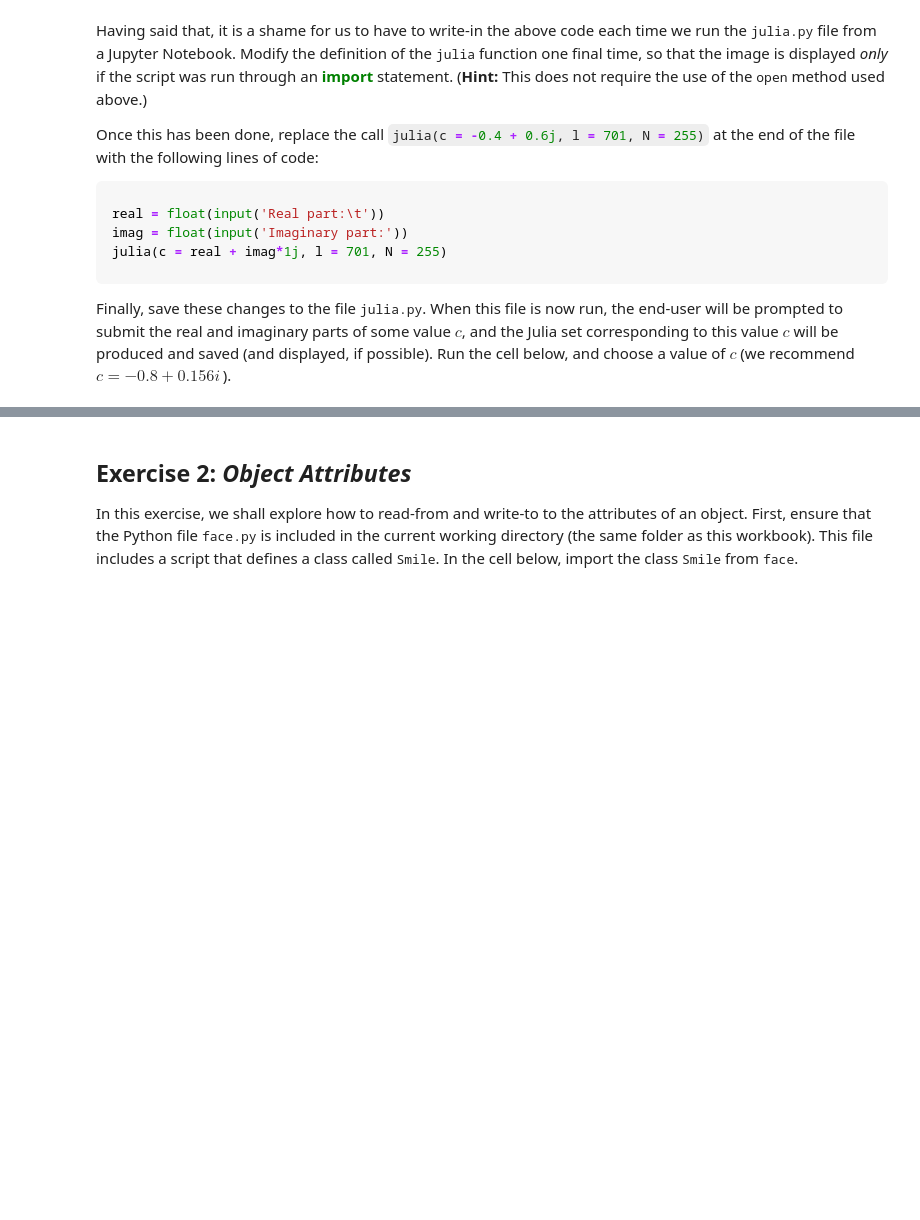
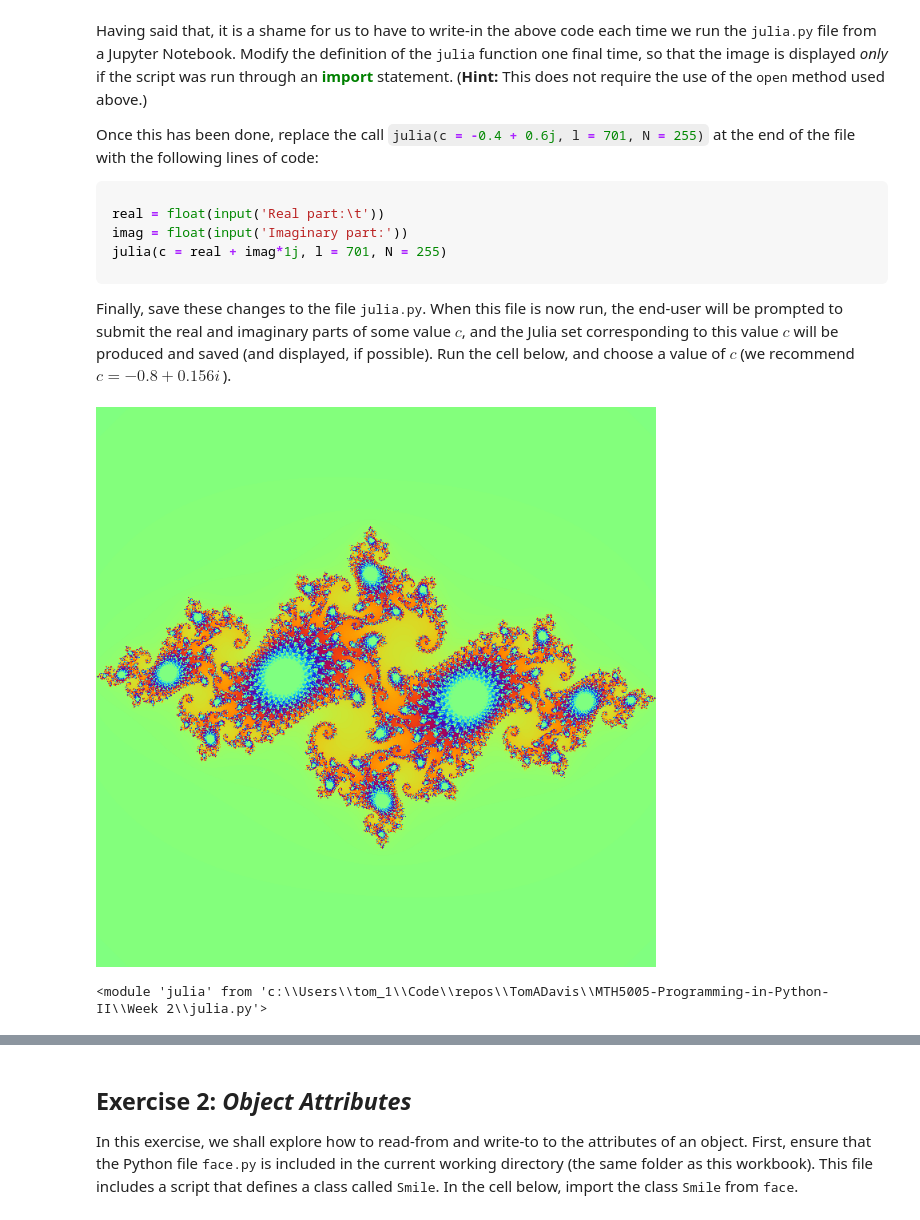
Before and after one commit to TomADavis/MTH5005-Programming-in-Python-II, a Jupyter notebook: Week 2/Week 02 Lab Workbook.ipynb, the cells around one changed output, grey strips where cells are left out. Saved outputs shown, nothing was run; the diff lists cells and outputs as text; code cells hidden in the pictures; blank space fills up the shorter version.

Commit message:
week 2 completion

```diff
--- a/Week 2/Week 02 Lab Workbook.ipynb
+++ b/Week 2/Week 02 Lab Workbook.ipynb
@@ -61,5 +63,22 @@ display(img)
 # %% [markdown]
 Use the above code to define a function <samp>julia</samp> that accepts a complex number <samp>c</samp>, and integers <samp>l</samp> and <samp>N</samp>, and generates an image of the Julia set of the function $g(z) = z^2 + c$ with dimensions $l \times l$, colour-coded (using the above palette) according to the number of iterations required for an iterate to surpass the bound of $2$ in its modulus (with maximal number of iterations given by $N$).
+# %%
+def julia(c, l, N):
+    img = Image.new('RGB', (l,l))
+
+    two_pi_on_N = 2*math.pi/N
+
+    for x in range(l):
+        for y in range(l):
+            n = count(z(x,y,l),c,N)
+
+            r = round(N/2 * (1 + math.sin(two_pi_on_N * n)))
+            gch = round(N/2 * (1 + math.cos(two_pi_on_N * n)))
+            b = round(N/2 * (1 - math.sin(two_pi_on_N * n)))
+
+            img.putpixel((x, y), (r, gch, b))
+
+    return img
 # %% [markdown]
 If the code has been defined correctly, the cell below should run, and produce an image of a new Julia set.
 # %%
@@ -99,4 +122,15 @@ julia(c <span style="color: rgb(170, 34, 255); font-weight: bold;">=</span> real
 
 Finally, save these changes to the file <samp>julia.py</samp>.  When this file is now run, the end-user will be prompted to submit the real and imaginary parts of some value $c$, and the Julia set corresponding to this value $c$ will be produced and saved (and displayed, if possible).  Run the cell below, and choose a value of $c$ (we recommend $c = -0.8 + 0.156i\,$).
 # %%
+"""wanted to try this a few times so I had to import another library to reload the import so I didnt have
+ to reload the kernel everytime.
+
+ Real: -0.74543, Imag: 0.11301"""
+
 import julia
+import importlib
+
+importlib.reload(julia)
+# %% [output]
+[figure, added]
+<module 'julia' from 'c:\\Users\\tom_1\\Code\\repos\\TomADavis\\MTH5005-Programming-in-Python-II\\Week 2\\julia.py'>
```
Also changed, not shown: parts of 27 cells of this notebook, 2 other files.
